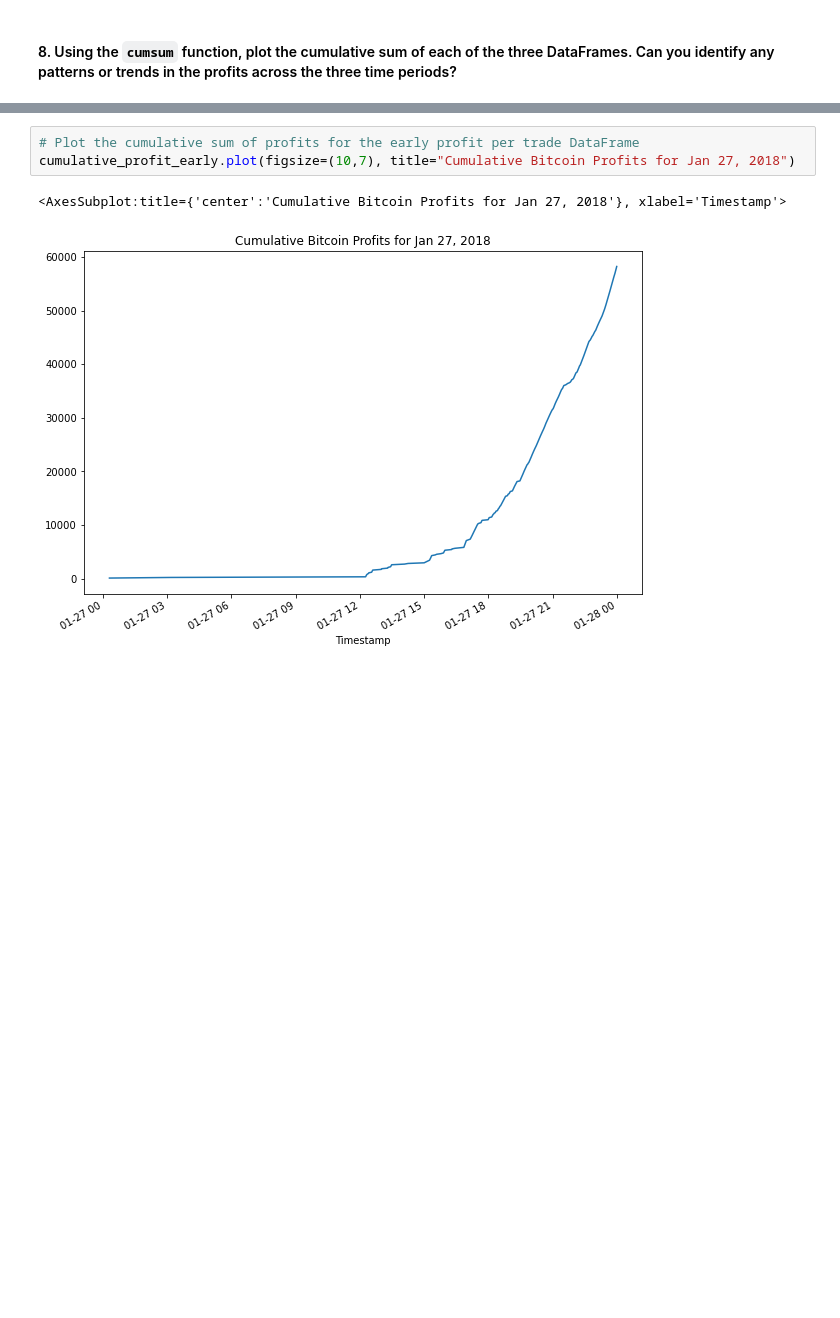
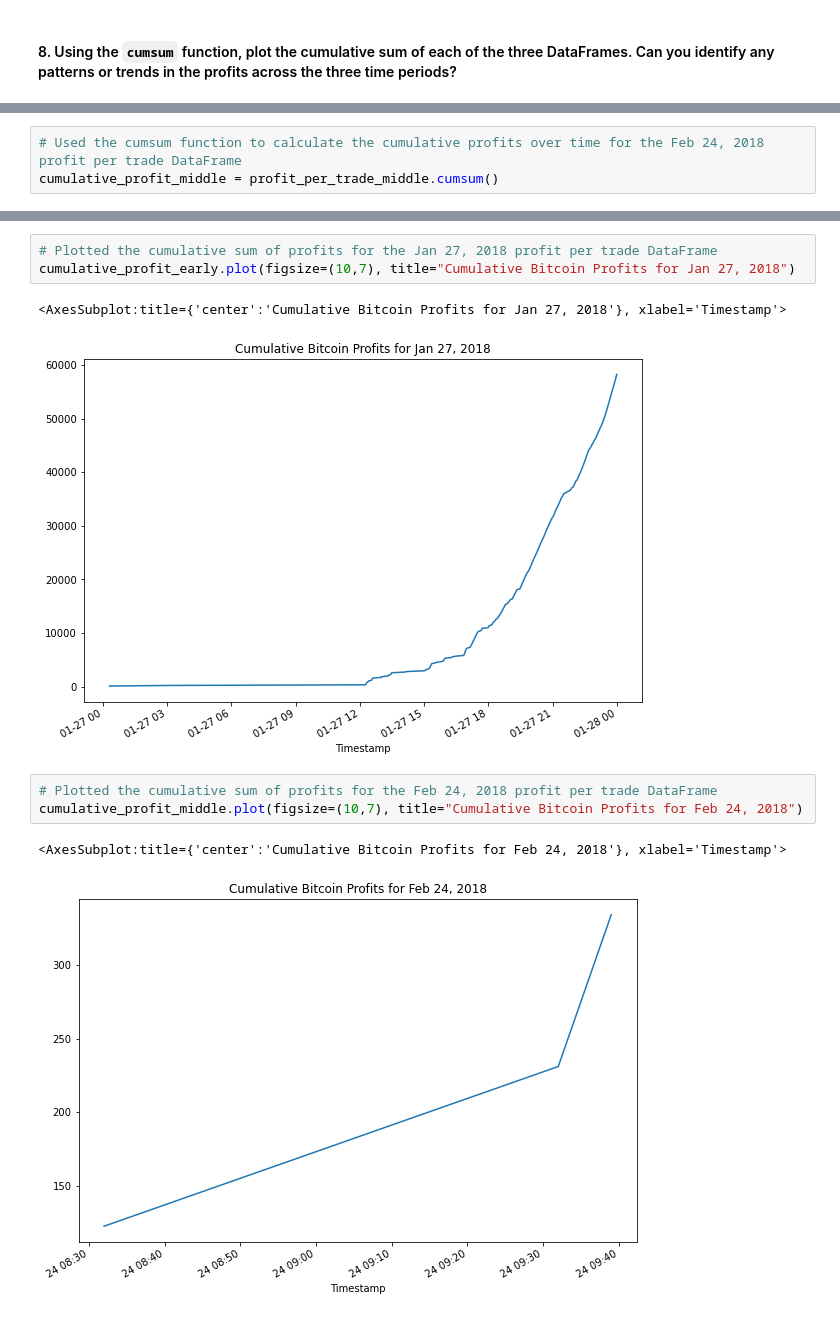
Before and after one commit to jimhitchcock/Crypto_Arbitrage, a Jupyter notebook: crypto_arbitrage.ipynb, the cells around one changed output, grey strips where cells are left out. Drawn from its saved outputs; the diff is of its cells as text; blank space fills up the shorter version.

```diff
--- a/crypto_arbitrage.ipynb
+++ b/crypto_arbitrage.ipynb
@@ -822,2 +831,5 @@ profit_per_trade_late.sum()
 cumulative_profit_early = profit_per_trade_early.cumsum()
+# %%
+# Used the cumsum function to calculate the cumulative profits over time for the Feb 24, 2018 profit per trade DataFrame
+cumulative_profit_middle = profit_per_trade_middle.cumsum()
 # %%
@@ -825,8 +837,14 @@ cumulative_profit_early = profit_per_trade_early.cumsum()
 cumulative_profit_late = profit_per_trade_late.cumsum()
 # %%
-# Plot the cumulative sum of profits for the early profit per trade DataFrame
+# Plotted the cumulative sum of profits for the Jan 27, 2018 profit per trade DataFrame
 cumulative_profit_early.plot(figsize=(10,7), title="Cumulative Bitcoin Profits for Jan 27, 2018")
 # %% [output]
 <AxesSubplot:title={'center':'Cumulative Bitcoin Profits for Jan 27, 2018'}, xlabel='Timestamp'>
 [figure]
+# %%
+# Plotted the cumulative sum of profits for the Feb 24, 2018 profit per trade DataFrame
+cumulative_profit_middle.plot(figsize=(10,7), title="Cumulative Bitcoin Profits for Feb 24, 2018")
+# %% [output]
+<AxesSubplot:title={'center':'Cumulative Bitcoin Profits for Feb 24, 2018'}, xlabel='Timestamp'>
+[figure, added]
 # %%
```
Also changed, not shown: parts of 48 cells of this notebook, 1 other file.
